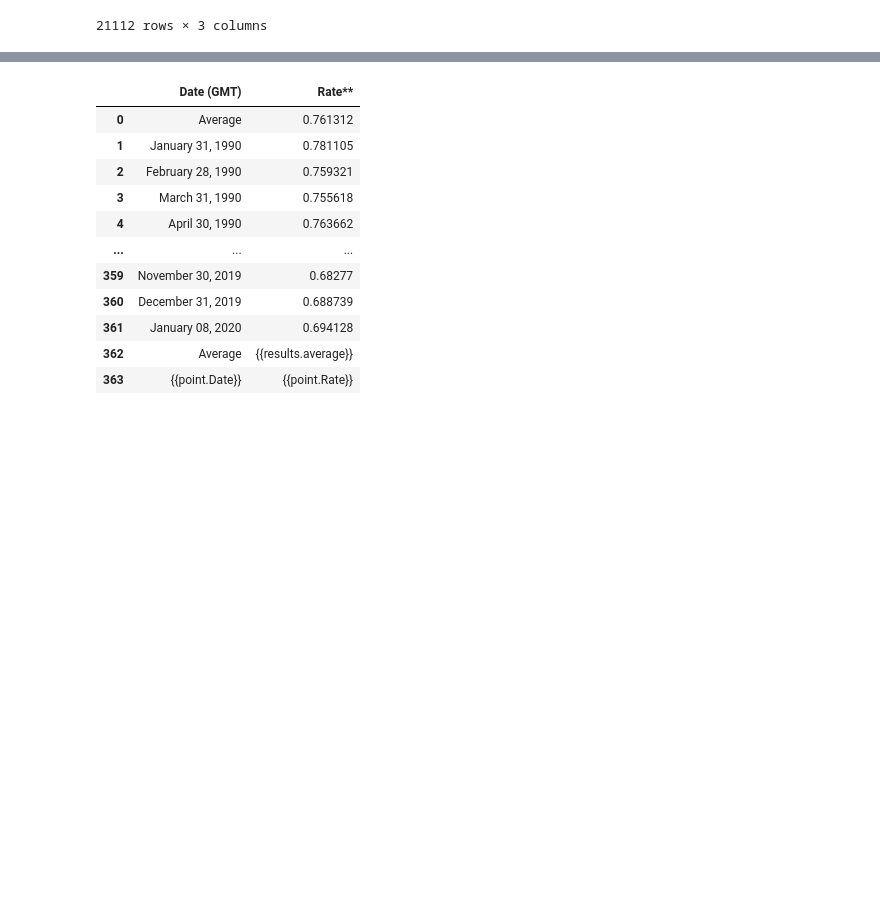
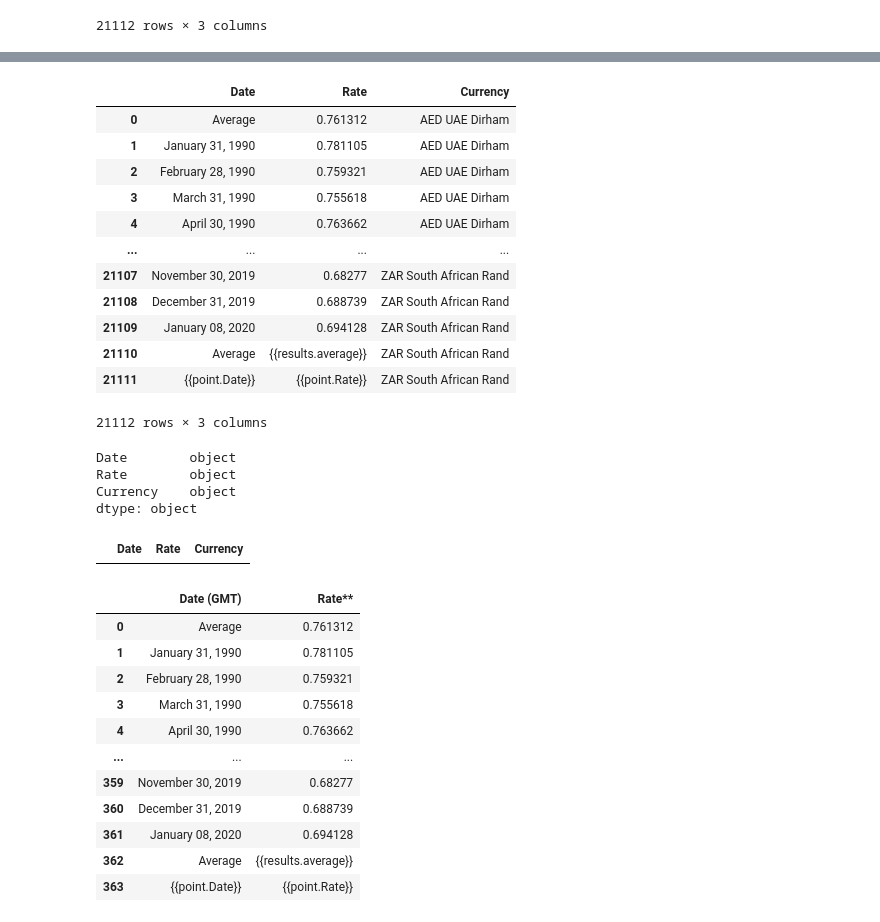
Before and after one commit to YoussefMroue/rice_etl, a Jupyter notebook: ETL project.ipynb, the cells around one changed output, grey strips where cells are left out. Drawn from its saved outputs; the diff is of its cells as text; code cells hidden in the pictures; blank space fills up the shorter version.

```diff
--- a/ETL project.ipynb
+++ b/ETL project.ipynb
@@ -90,3 +107,32 @@ currency_df
+# %%
+currency_df=currency_df.reset_index()
+currency_df=currency_df[['Date','Rate','Currency']]
+currency_df
+# %% [output]
+|  | Date | Rate | Currency |
+| 0 | Average | 0.761312 | AED UAE Dirham |
+| 1 | January 31, 1990 | 0.781105 | AED UAE Dirham |
+| 2 | February 28, 1990 | 0.759321 | AED UAE Dirham |
+| 3 | March 31, 1990 | 0.755618 | AED UAE Dirham |
+| 4 | April 30, 1990 | 0.763662 | AED UAE Dirham |
+| ... | ... | ... | ... |
+| 21107 | November 30, 2019 | 0.68277 | ZAR South African Rand |
+| 21108 | December 31, 2019 | 0.688739 | ZAR South African Rand |
+| 21109 | January 08, 2020 | 0.694128 | ZAR South African Rand |
+| 21110 | Average | {{results.average}} | ZAR South African Rand |
+| 21111 | {{point.Date}} | {{point.Rate}} | ZAR South African Rand |
+21112 rows × 3 columns
+# %%
+currency_df.dtypes
+# %% [output]
+Date        object
+Rate        object
+Currency    object
+dtype: object
+# %%
+currency_df[currency_df.Rate.apply(lambda x: x.isnumeric())]
+# %% [output]
+|  | Date | Rate | Currency |
 # %%
 currency_path = os.path.join('Data/currency.csv')
 currency_df.to_csv(currency_path)
```
Also changed, not shown: parts of 1 cell of this notebook.
